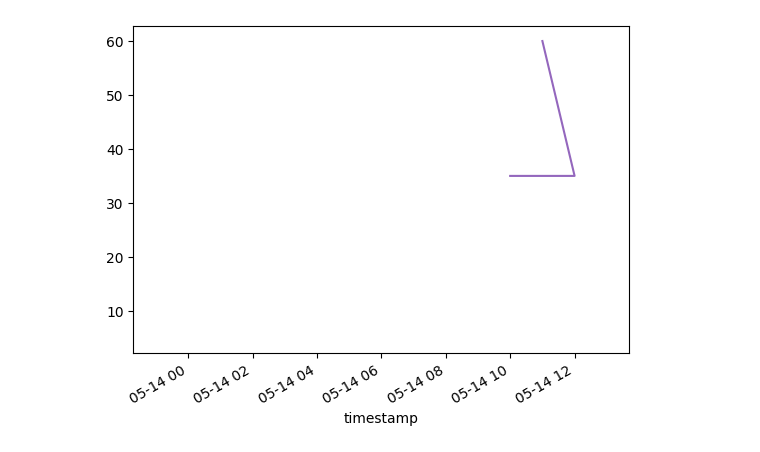
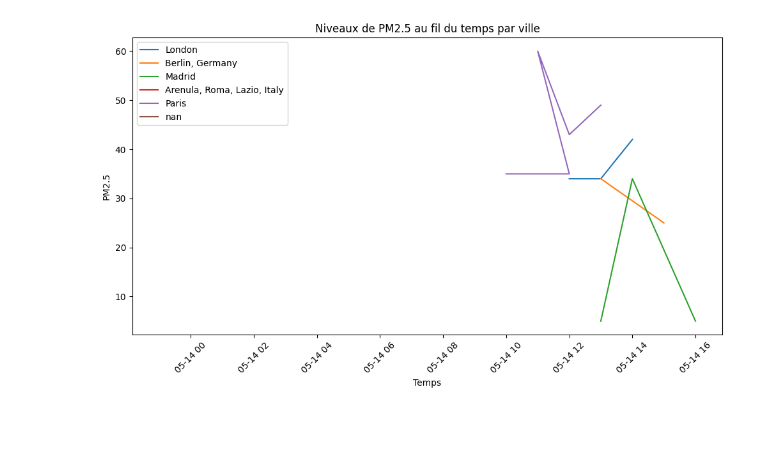
Before and after one commit to neko49/exam_artificial_inteligence, a Jupyter notebook: data_analysis.ipynb, the cells around one changed output. Cells and saved outputs as stored; diff of their text form; code cells hidden in the pictures; blank space fills up the shorter version.

```diff
--- a/data_analysis.ipynb
+++ b/data_analysis.ipynb
@@ -20,8 +22,0 @@ plt.show()
-# %%
-# Série temporelle des niveaux de PM2.5 par ville
-for city in df['city'].unique():
-    df_city = df[df['city'] == city]
-    df_city.set_index('timestamp', inplace=True)
-    df_city['pm25'].plot(label=city)
-# %% [output]
-[figure, removed]
@@ -33,0 +23,16 @@ plt.show()
+# %%
+# Niveaux de PM2.5 au fil du temps par ville
+df['timestamp'] = pd.to_datetime(df['timestamp'])
+plt.figure(figsize=(10, 6))
+for city in df['city'].unique():
+    city_data = df[df['city'] == city]
+    plt.plot(city_data['timestamp'], city_data['pm25'], label=city)
+plt.title('Niveaux de PM2.5 au fil du temps par ville')
+plt.xlabel('Temps')
+plt.ylabel('PM2.5')
+plt.legend()
+plt.xticks(rotation=45)
+plt.tight_layout()
+plt.savefig('Figure_2.png')
+# %% [output]
+[figure, added]
```
Also changed, not shown: parts of 4 cells of this notebook, 17 other files.
